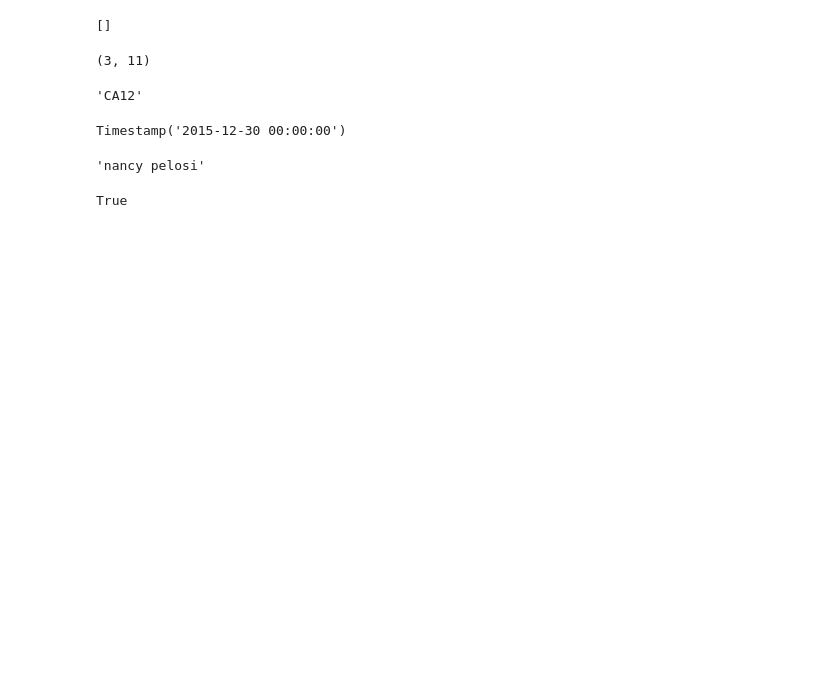
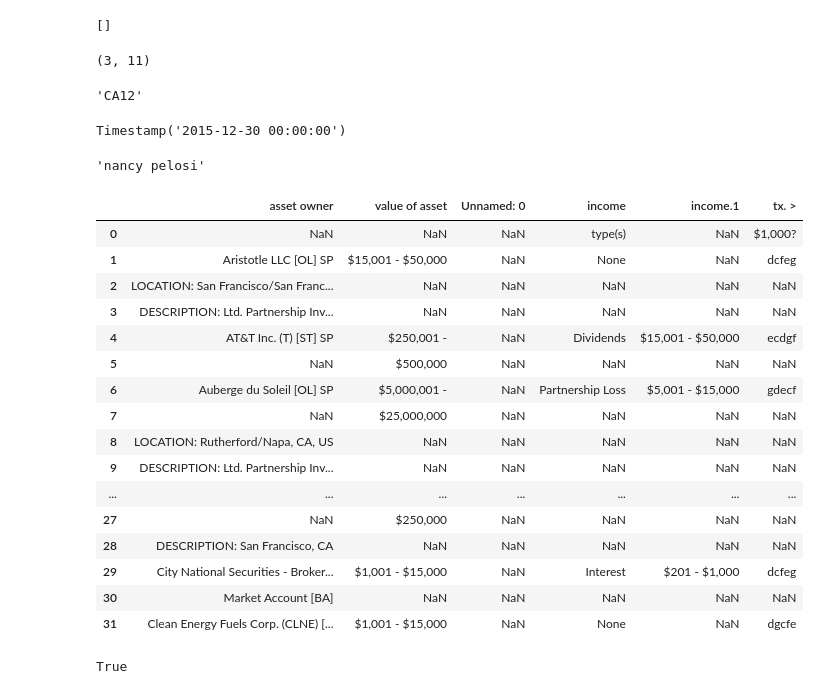
Before and after one commit to Tomyao991203/congressional-stock-trading-monitor, a Jupyter notebook: database/pdf_scraper_notebook.ipynb, the cells around one changed output. Drawn from its saved outputs; the diff is of its cells as text; code cells hidden in the pictures; blank space fills up the shorter version.

```diff
--- a/database/pdf_scraper_notebook.ipynb
+++ b/database/pdf_scraper_notebook.ipynb
@@ -51,3 +61,5 @@ db_joe = scrape_pdf(pdf_path_joe)
+# %%
+db_nancy = scrape_pdf(pdf_to_nancy)
 # %%
 pdf_db = pd.DataFrame(columns=['Member Name', 'Member District', 'Company', 'Ticker', 'Type', 'Date',
                       'Value Lower Bound','Value Upper Bound', 'Description', 'Link'])
@@ -128,6 +135,26 @@ result = re.match(honorifics_regex, 'hon. nancy pelosi')
 result[2]+" " +result[3]
 # %% [output]
 'nancy pelosi'
+# %%
+db_nancy[3]
+# %% [output]
+|  | asset owner | value of asset | Unnamed: 0 | income | income.1 | tx. > |
+| 0 | NaN | NaN | NaN | type(s) | NaN | $1,000? |
+| 1 | Aristotle LLC [OL] SP | $15,001 - $50,000 | NaN | None | NaN | dcfeg |
+| 2 | LOCATION: San Francisco/San Franc... | NaN | NaN | NaN | NaN | NaN |
+| 3 | DESCRIPTION: Ltd. Partnership Inv... | NaN | NaN | NaN | NaN | NaN |
+| 4 | AT&T Inc. (T) [ST] SP | $250,001 - | NaN | Dividends | $15,001 - $50,000 | ecdgf |
+| 5 | NaN | $500,000 | NaN | NaN | NaN | NaN |
+| 6 | Auberge du Soleil [OL] SP | $5,000,001 - | NaN | Partnership Loss | $5,001 - $15,000 | gdecf |
+| 7 | NaN | $25,000,000 | NaN | NaN | NaN | NaN |
+| 8 | LOCATION: Rutherford/Napa, CA, US | NaN | NaN | NaN | NaN | NaN |
+| 9 | DESCRIPTION: Ltd. Partnership Inv... | NaN | NaN | NaN | NaN | NaN |
+| ... | ... | ... | ... | ... | ... | ... |
+| 27 | NaN | $250,000 | NaN | NaN | NaN | NaN |
+| 28 | DESCRIPTION: San Francisco, CA | NaN | NaN | NaN | NaN | NaN |
+| 29 | City National Securities - Broker... | $1,001 - $15,000 | NaN | Interest | $201 - $1,000 | dcfeg |
+| 30 | Market Account [BA] | NaN | NaN | NaN | NaN | NaN |
+| 31 | Clean Energy Fuels Corp. (CLNE) [... | $1,001 - $15,000 | NaN | None | NaN | dgcfe |
 # %%
 test = np.nan
 test is np.nan
```
Also changed, not shown: parts of 15 cells of this notebook, 2 other files.
